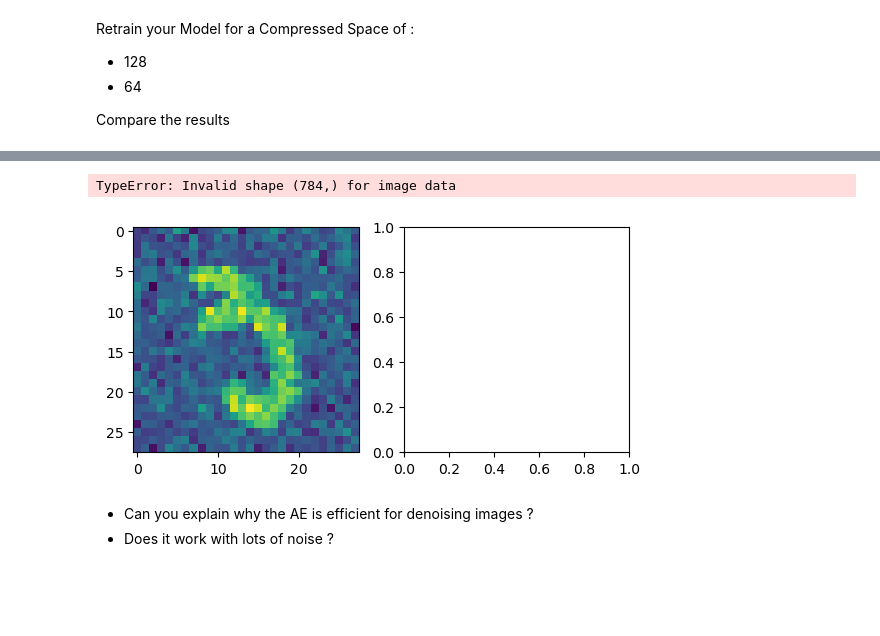
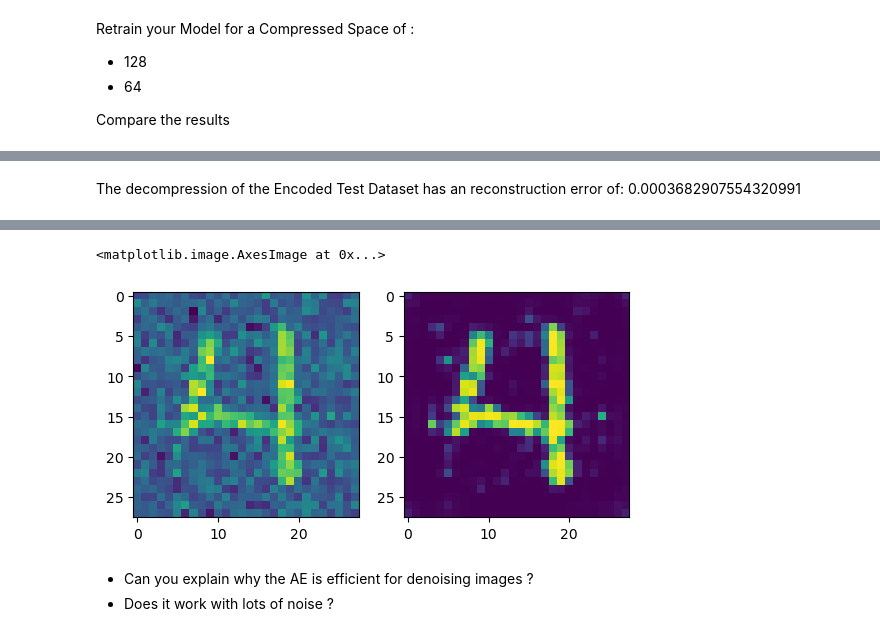
Before and after one commit to MurphLaws/JPEGCompression, a Jupyter notebook: Lab2_AE.ipynb, the cells around one changed output, grey strips where cells are left out. Drawn from its saved outputs; the diff is of its cells as text; code cells hidden in the pictures; blank space fills up the shorter version.

```diff
--- a/Lab2_AE.ipynb
+++ b/Lab2_AE.ipynb
@@ -1405,3 +1420,5 @@ IndexError: list index out of range
+# %% [markdown]
+The decompression of the Encoded Test Dataset has an reconstruction error of:  0.0003682907554320991
 # %% [markdown]
 # 5 - Where's that noise?
 
@@ -1410,24 +1427,25 @@ AE can be used to denoise image. It means that if there are some noise in the in
 <img src="https://miro.medium.com/max/1400/1*z7SUcHkWp7jT1D_SqvTvgA.png" height=300>
 # %%
 from random import randint
+
 # TODO : Using torch.randn_like, create some noise and return a noisy input
 def add_noise(inputs, noise_factor):
      noise = noise_factor*torch.randn_like(inputs)
      return  noise + inputs
 
 
 # TODO : Pick an image from the test set and add noise to it
 test_image = mnist_test[randint(0,len(mnist_test)-1)][0].unsqueeze(0).to(device) # Pick an image from test dataset
 test_image = add_noise(test_image,0.2) # Add noise
 
 # TODO : Send the Image through your model and plot the original image and the infered image
 denoised_image = model(test_image)
 fig,axarr = plt.subplots(1, 2)
-axarr[0].imshow(test_image.squeeze(0).squeeze(0).squeeze(0))
+axarr[0].imshow(test_image.cpu().squeeze(0).squeeze(0).squeeze(0))
 axarr[1].imshow(denoised_image.detach().cpu().squeeze(0).squeeze(0).squeeze(0))
 # %% [output]
-TypeError: Invalid shape (784,) for image data
+<matplotlib.image.AxesImage at 0x...>
-[figure, old version]
+[figure, new version]
 # %% [markdown]
 
 * Can you explain why the AE is efficient for denoising images ?
```
Also changed, not shown: parts of 2 cells of this notebook.
